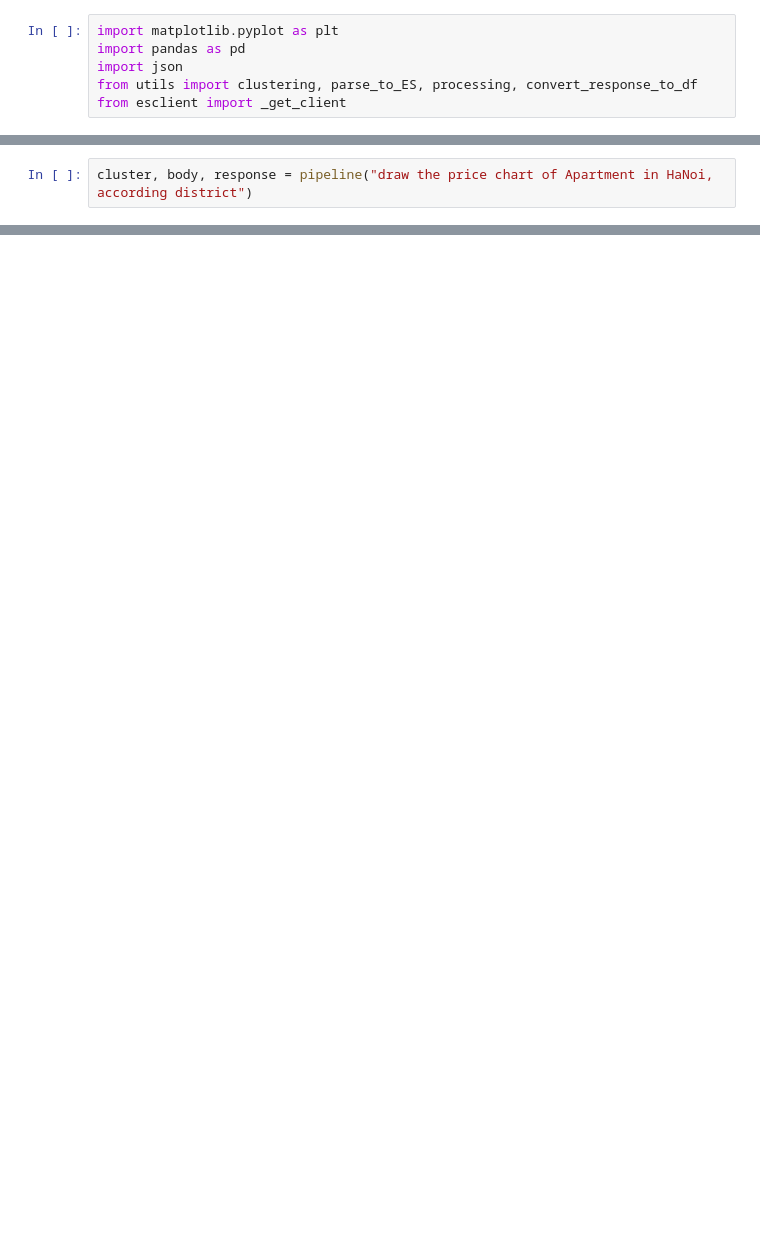
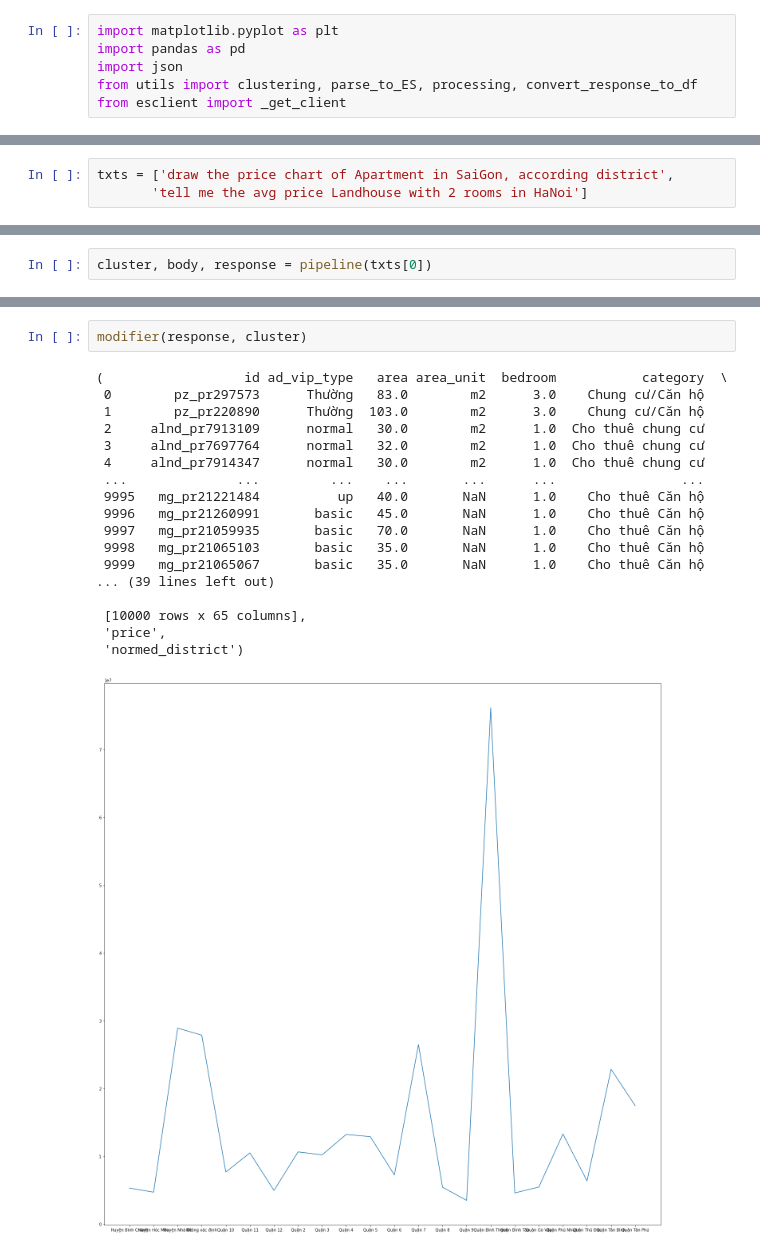
Before and after one commit to khangt1k25/NER_realestate, a Jupyter notebook: run.ipynb, the cells around one changed output, grey strips where cells are left out. Drawn from its saved outputs; the diff is of its cells as text; blank space fills up the shorter version.

Commit message:
build: a little chart

```diff
--- a/run.ipynb
+++ b/run.ipynb
@@ -15,2 +41,3 @@ def pipeline(nl):
 # %%
-cluster, body, response = pipeline("draw the price chart of Apartment in HaNoi, according district")
+txts = ['draw the price chart of Apartment in SaiGon, according district',
+       'tell me the avg price Landhouse with 2 rooms in HaNoi']
@@ -75,0 +71,2 @@ Name: normed_district, dtype: int64
+# %%
+cluster, body, response = pipeline(txts[0])
@@ -75,0 +91,21 @@ Name: normed_district, dtype: int64
+# %%
+modifier(response, cluster)
+# %% [output]
+(                  id ad_vip_type   area area_unit  bedroom           category  \
+ 0        pz_pr297573      Thường   83.0        m2      3.0    Chung cư/Căn hộ
+ 1        pz_pr220890      Thường  103.0        m2      3.0    Chung cư/Căn hộ
+ 2     alnd_pr7913109      normal   30.0        m2      1.0  Cho thuê chung cư
+ 3     alnd_pr7697764      normal   32.0        m2      1.0  Cho thuê chung cư
+ 4     alnd_pr7914347      normal   30.0        m2      1.0  Cho thuê chung cư
+ ...              ...         ...    ...       ...      ...                ...
+ 9995   mg_pr21221484          up   40.0       NaN      1.0    Cho thuê Căn hộ
+ 9996   mg_pr21260991       basic   45.0       NaN      1.0    Cho thuê Căn hộ
+ 9997   mg_pr21059935       basic   70.0       NaN      1.0    Cho thuê Căn hộ
+ 9998   mg_pr21065103       basic   35.0       NaN      1.0    Cho thuê Căn hộ
+ 9999   mg_pr21065067       basic   35.0       NaN      1.0    Cho thuê Căn hộ
+... (39 lines left out)
+
+ [10000 rows x 65 columns],
+ 'price',
+ 'normed_district')
+[figure, added]
```
Also changed, not shown: parts of 8 cells of this notebook, 1 other file.
